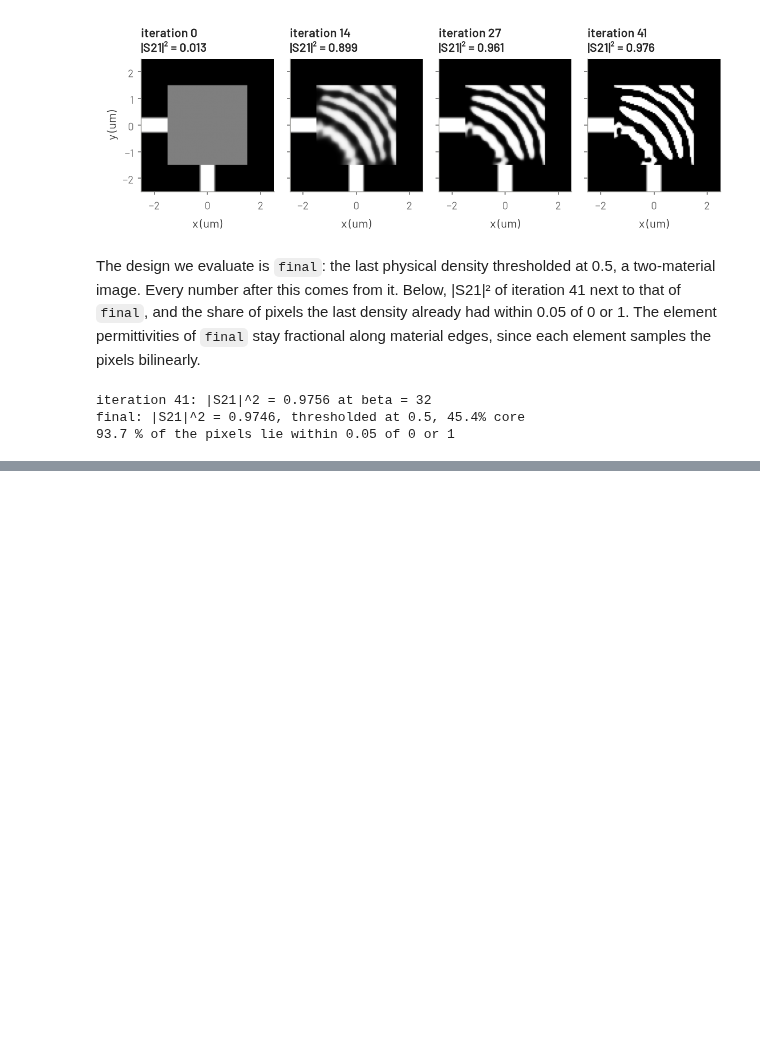
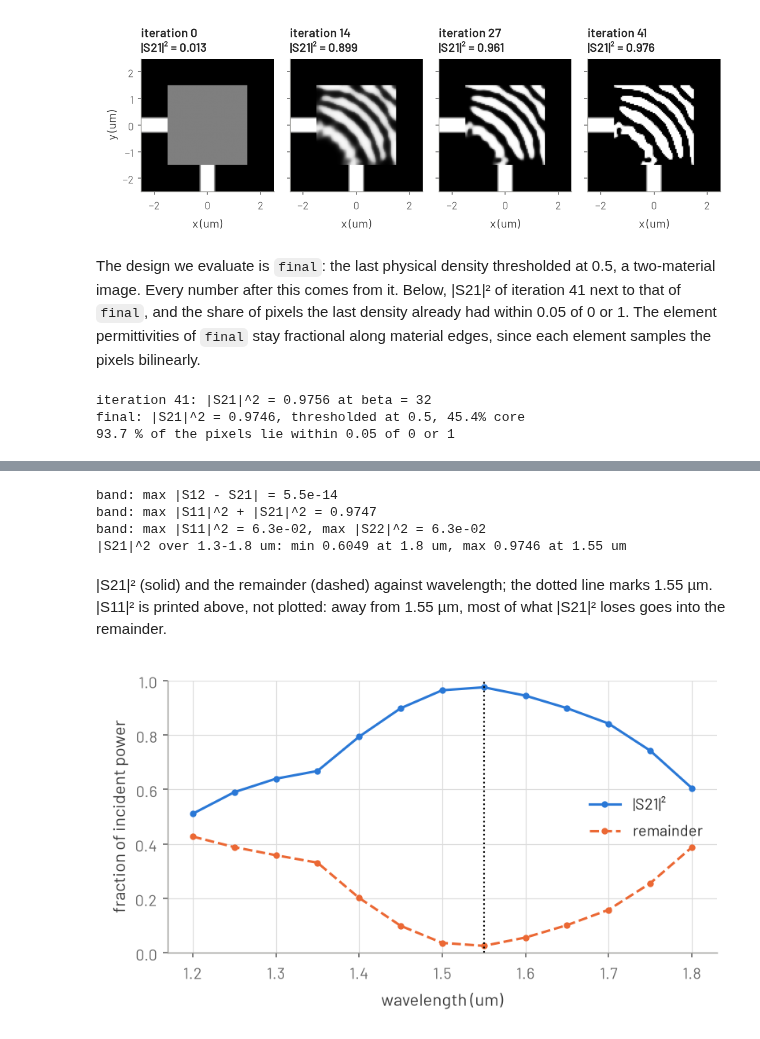
Before and after one commit to benvial/gfem, a Jupyter notebook: docs/tutorials/bend.ipynb, the cells around one changed output, grey strips where cells are left out. Saved outputs shown, nothing was run; the diff lists cells and outputs as text; code cells hidden in the pictures; blank space fills up the shorter version.

```diff
--- a/docs/tutorials/bend.ipynb
+++ b/docs/tutorials/bend.ipynb
@@ -390,0 +443,39 @@ final: |S21|^2 = 0.9746, thresholded at 0.5, 45.4% core
+# %%
+wavelengths = np.linspace(1.2, 1.8, 13) * um
+spectrum = gfem.solve(
+    bend.with_material("design", material(final)),
+    gfem.Driven(frequency=c / wavelengths, excite=None),
+    options=options,
+)
+t_band, r11_band, r22_band, recip_band = powers(spectrum.s)
+remainder = 1 - r11_band - t_band
+in_um = np.round(wavelengths / um, 2)
+claimed = in_um >= 1.3  # BEAMZ's band, 1.3-1.8 um
+low, high = np.argmin(np.where(claimed, t_band, 2)), np.argmax(t_band * claimed)
+print(f"band: max |S12 - S21| = {recip_band.max():.1e}")
+print(f"band: max |S11|^2 + |S21|^2 = {(r11_band + t_band).max():.4f}")
+print(f"band: max |S11|^2 = {r11_band.max():.1e}, max |S22|^2 = {r22_band.max():.1e}")
+print(
+    f"|S21|^2 over 1.3-1.8 um: min {t_band[low]:.4f} at {in_um[low]} um, "
+    f"max {t_band[high]:.4f} at {in_um[high]} um"
+)
+# %% [output]
+band: max |S12 - S21| = 5.5e-14
+band: max |S11|^2 + |S21|^2 = 0.9747
+band: max |S11|^2 = 6.3e-02, max |S22|^2 = 6.3e-02
+|S21|^2 over 1.3-1.8 um: min 0.6049 at 1.8 um, max 0.9746 at 1.55 um
+# %% [markdown]
+|S21|² (solid) and the remainder (dashed) against wavelength; the dotted line marks
+1.55 µm. |S11|² is printed above, not plotted: away from 1.55 µm, most of what
+|S21|² loses goes into the remainder.
+# %%
+fig, ax = plt.subplots(figsize=(6, 3))
+ax.plot(wavelengths / um, t_band, marker="o", ms=3, label="|S21|²")
+ax.plot(wavelengths / um, remainder, ls="--", marker="o", ms=3, label="remainder")
+ax.axvline(WAVELENGTH / um, color="k", ls=":", lw=1)
+ax.set_ylim(0, 1)
+ax.set_xlabel("wavelength (um)")
+ax.set_ylabel("fraction of incident power")
+ax.legend(loc="center right");
+# %% [output]
+[figure, added]
```
Also changed, not shown: parts of 16 cells of this notebook.
